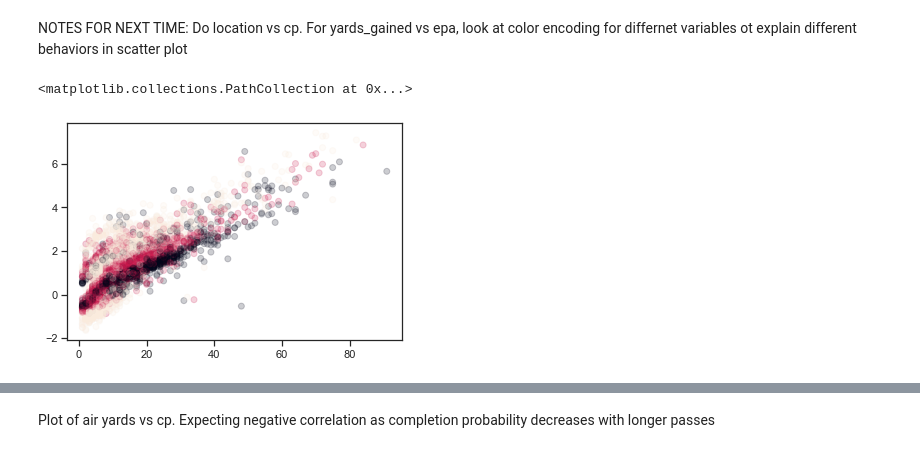
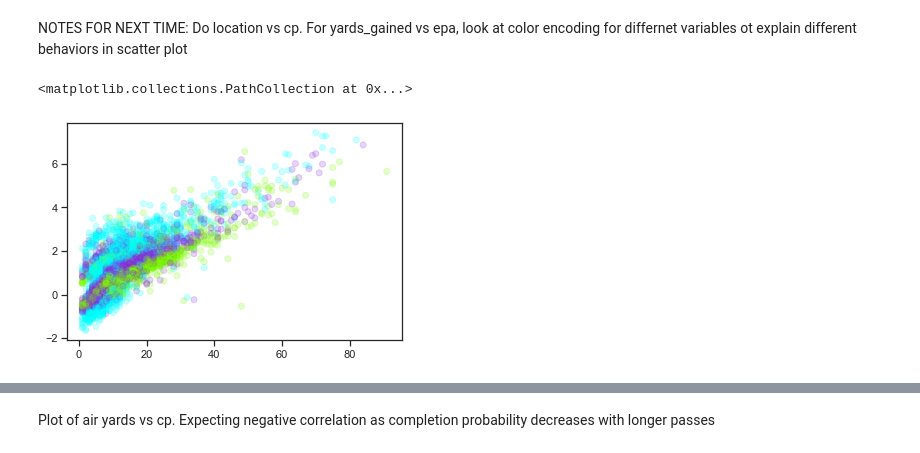
Before and after one commit to rohanSanghani/NFL-project, a Jupyter notebook: NFL Project.ipynb, the cells around one changed output, grey strips where cells are left out. Cells and saved outputs as stored; diff of their text form; code cells hidden in the pictures.

```diff
--- a/NFL Project.ipynb
+++ b/NFL Project.ipynb
@@ -151,15 +152,27 @@ NOTES FOR NEXT TIME: Do location vs cp. For yards_gained vs epa, look at color e
 # %%
 #df.groupby('game_id')[['qb_epa','yards_gained']].mean()
 #plotting yards gained vs epa
-plt.scatter(df_pass['yards_gained'], df_pass['qb_epa'],alpha=0.2,c=df_pass['down'])
+colors = {1:'lawngreen', 2:'blueviolet', 3:'aqua'}
+plt.scatter(df_pass['yards_gained'], df_pass['qb_epa'],alpha=0.2,c=df_pass['down'].map(colors))
+#try different features in regression models as inputs
+#adding more features will increase R^2. If you want to adjust number of features, try using adjusted R^2. Can also try mean square error, mean absolute error, total error.
+#play around with features and add interaction features (for example feature 1 * feature 2)
+#add exponents to regression (still a linear model)
+#try a "CART" decision model (classification and regression tree)
+#c4.5 - another decision tree model to try
+#try gradient boosting model or random forest - they're all regression problems
+#logistic regression would be a poor choice
+
+#If you are using "down" as a feature, make sure to use it as categorical variable - do columnName.astype("category") - google to confirm
+#you can test importance of features by seeing difference in adj R^2 from before adding feature to after
 
 #Classification - predicting games based on qb_epa
 #aggregate games
 #train/test split - avoid 'data leakage' - make sure there are no time-based variable (aggregate by game and say input is one game and output is next game)
 #feature extraction
 # %% [output]
 <matplotlib.collections.PathCollection at 0x...>
-[figure, old version]
+[figure, new version]
 # %%
 plt.scatter(df_pass['air_yards'], df_pass['yards_gained'],alpha=0.2)
 # %% [output]
```
Also changed, not shown: parts of 14 cells of this notebook.
